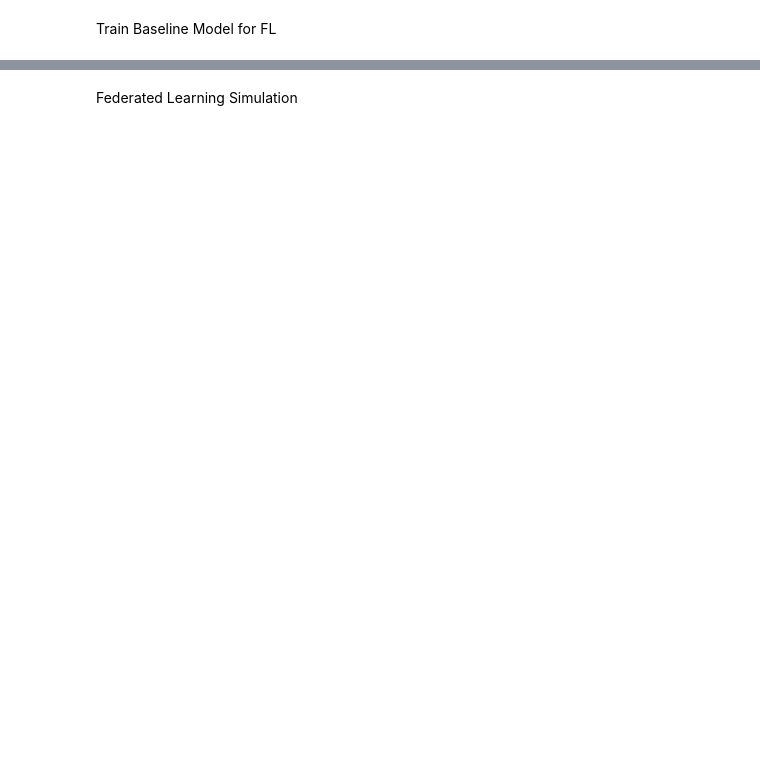
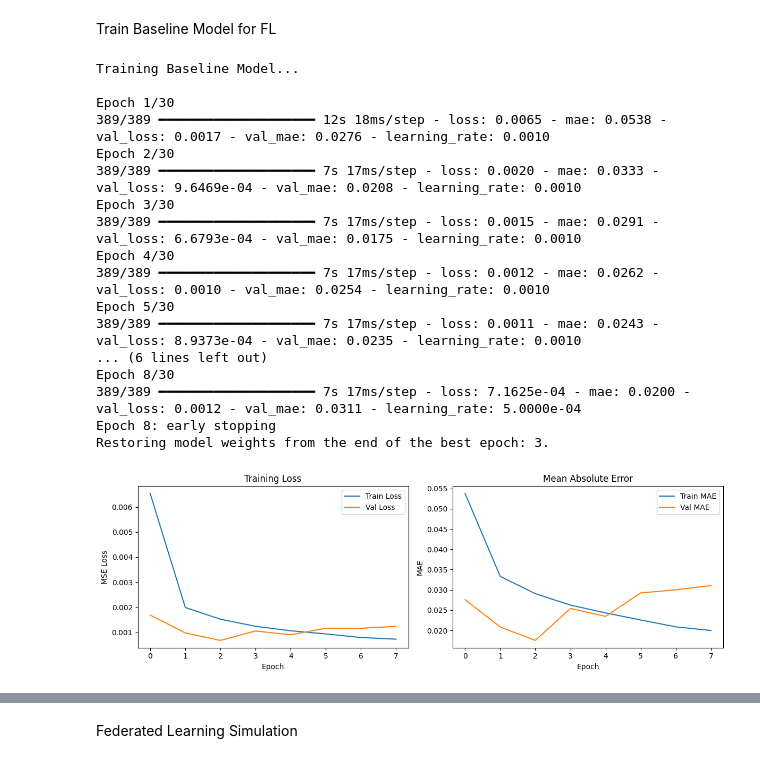
Before and after one commit to sivrox/SHIELD_AI_Models, a Jupyter notebook: LSTM Model/lstm_training_pipeline.ipynb, the cells around one changed output, grey strips where cells are left out. Saved outputs shown, nothing was run; the diff lists cells and outputs as text; code cells hidden in the pictures; blank space fills up the shorter version.

```diff
--- a/LSTM Model/lstm_training_pipeline.ipynb
+++ b/LSTM Model/lstm_training_pipeline.ipynb
@@ -23,7 +26,7 @@ print(f"GPU: {tf.config.list_physical_devices('GPU')}")
 # %% [markdown]
 Load Training Dataset
 # %%
-csv_path = 'shield_training_dataset.csv'
+csv_path = 'SHIELD_CPP_AIModel/LSTM_Model/shield_training_dataset.csv'
 df = pd.read_csv(csv_path)
 print(f"Dataset: {df.shape[0]:,} rows, {df['patient_id'].nunique()} patients")
 print(f"Columns: {df.columns.tolist()}")
@@ -107,24 +129,21 @@ print(f"Memory: ~{(X_train.nbytes + X_test.nbytes) / 1e9:.1f} GB")
 # %% [markdown]
 Build LSTM Model
 # %%
-    """
-    Bidirectional LSTM for continuous stress score prediction.
-    Input: (batch, 60, 8) — 60 timesteps of 8 features
-    Output: (batch, 1) — sigmoid stress score (0-1)
-    """
+import tensorflow as tf
 
+#Bidirectional LSTM for continuous stress score prediction.
 def build_model(window_size=60, n_features=8):
     model = tf.keras.Sequential([
         tf.keras.layers.InputLayer(input_shape=(window_size, n_features)),
 
         #Bidirectional LSTM captures patterns in both time directions
         tf.keras.layers.Bidirectional(
-            tf.keras.layers.LSTM(64, return_sequences=True)),
+            tf.keras.layers.LSTM(64, return_sequences=True, implementation=2)),
         tf.keras.layers.Dropout(0.3),
 
         #Second LSTM layer collapses the sequence
         tf.keras.layers.Bidirectional(
-            tf.keras.layers.LSTM(32, return_sequences=False)),
+            tf.keras.layers.LSTM(32, return_sequences=False, implementation=2)),
         tf.keras.layers.Dropout(0.3),
 
         #Dense layers for final prediction
@@ -149,38 +192,55 @@ callbacks = [
     tf.keras.callbacks.EarlyStopping(
         monitor='val_loss', patience=5, restore_best_weights=True, verbose=1),
     tf.keras.callbacks.ReduceLROnPlateau(
         monitor='val_loss', factor=0.5, patience=3, min_lr=1e-6, verbose=1),
 ]
 
-print("\n" + "="*50)
-print("Training Centralized Model (baseline)")
-print("="*50)
+print("Training Baseline Model...\n")
 
 history = model.fit(
     X_train, y_train,
     epochs=30,
     batch_size=64,
     validation_split=0.1,
     callbacks=callbacks,
     verbose=1
 )
 
 #Save training curves
 plt.figure(figsize=(12, 4))
 plt.subplot(1, 2, 1)
 plt.plot(history.history['loss'], label='Train Loss')
 plt.plot(history.history['val_loss'], label='Val Loss')
 plt.xlabel('Epoch'); plt.ylabel('MSE Loss'); plt.legend(); plt.title('Training Loss')
 plt.subplot(1, 2, 2)
 plt.plot(history.history['mae'], label='Train MAE')
 plt.plot(history.history['val_mae'], label='Val MAE')
 plt.xlabel('Epoch'); plt.ylabel('MAE'); plt.legend(); plt.title('Mean Absolute Error')
 plt.tight_layout()
 plt.savefig('/content/outputs/training_history.png', dpi=150)
 plt.show()
 
-#Evaluate centralized model
-centralized_pred = model.predict(X_test).flatten()
-centralized_mae = mean_absolute_error(y_test, centralized_pred)
-centralized_auroc = roc_auc_score((y_test > 0.5).astype(int), centralized_pred)
-print(f"\nCentralized Model - MAE: {centralized_mae:.4f}, AUROC: {centralized_auroc:.4f}")
+#Evaluate baseline model
+baseline_pred = model.predict(X_test).flatten()
+baseline_mae = mean_absolute_error(y_test, baseline_pred)
+baseline_auroc = roc_auc_score((y_test > 0.5).astype(int), baseline_pred)
+print(f"\nBaseline Model - MAE: {baseline_mae:.4f}, AUROC: {baseline_auroc:.4f}")
+# %% [output]
+Training Baseline Model...
+
+Epoch 1/30
+389/389 ━━━━━━━━━━━━━━━━━━━━ 12s 18ms/step - loss: 0.0065 - mae: 0.0538 - val_loss: 0.0017 - val_mae: 0.0276 - learning_rate: 0.0010
+Epoch 2/30
+389/389 ━━━━━━━━━━━━━━━━━━━━ 7s 17ms/step - loss: 0.0020 - mae: 0.0333 - val_loss: 9.6469e-04 - val_mae: 0.0208 - learning_rate: 0.0010
+Epoch 3/30
+389/389 ━━━━━━━━━━━━━━━━━━━━ 7s 17ms/step - loss: 0.0015 - mae: 0.0291 - val_loss: 6.6793e-04 - val_mae: 0.0175 - learning_rate: 0.0010
+Epoch 4/30
+389/389 ━━━━━━━━━━━━━━━━━━━━ 7s 17ms/step - loss: 0.0012 - mae: 0.0262 - val_loss: 0.0010 - val_mae: 0.0254 - learning_rate: 0.0010
+Epoch 5/30
+389/389 ━━━━━━━━━━━━━━━━━━━━ 7s 17ms/step - loss: 0.0011 - mae: 0.0243 - val_loss: 8.9373e-04 - val_mae: 0.0235 - learning_rate: 0.0010
+... (6 lines left out)
+Epoch 8/30
+389/389 ━━━━━━━━━━━━━━━━━━━━ 7s 17ms/step - loss: 7.1625e-04 - mae: 0.0200 - val_loss: 0.0012 - val_mae: 0.0311 - learning_rate: 5.0000e-04
+Epoch 8: early stopping
+Restoring model weights from the end of the best epoch: 3.
+[figure, added]
```
Also changed, not shown: parts of 10 cells of this notebook, 13 other files.
